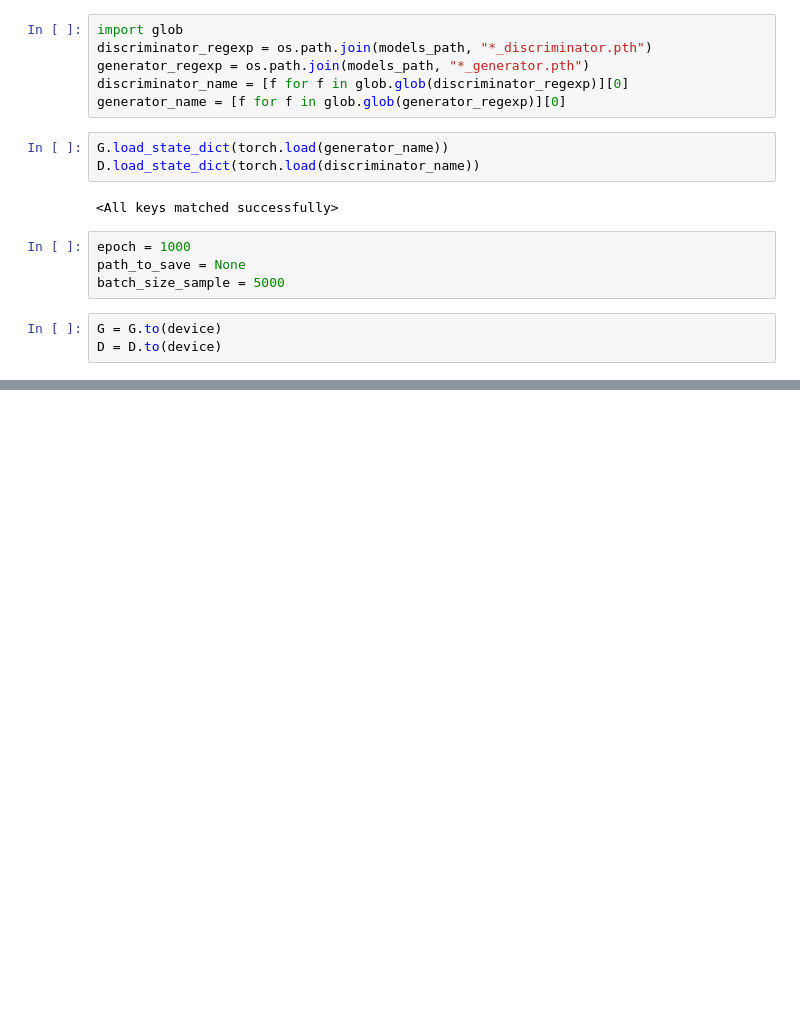
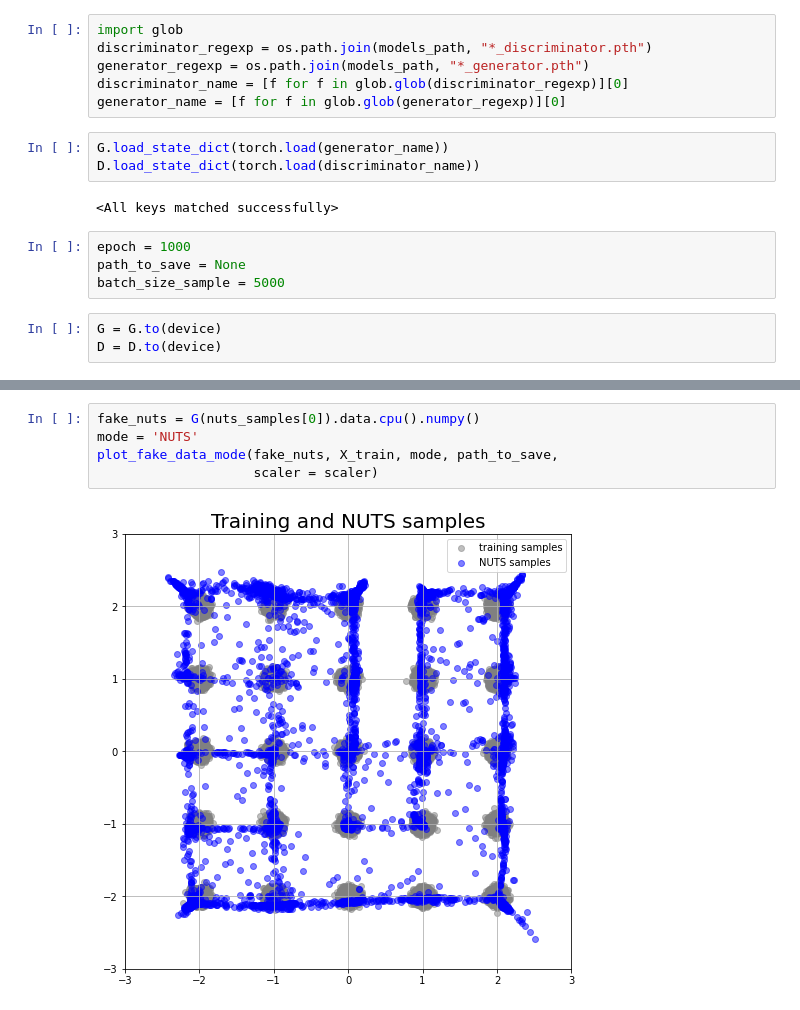
Before and after one commit to premolab/gans_sampling, a Jupyter notebook: notebooks/MHGAN_gaussians.ipynb, the cells around one changed output, grey strips where cells are left out. Cells and saved outputs as stored; diff of their text form; blank space fills up the shorter version.

```diff
--- a/notebooks/MHGAN_gaussians.ipynb
+++ b/notebooks/MHGAN_gaussians.ipynb
@@ -134,0 +168,7 @@ mh_sampling_visualize(G,
+# %%
+fake_nuts = G(nuts_samples[0]).data.cpu().numpy()
+mode = 'NUTS'
+plot_fake_data_mode(fake_nuts, X_train, mode, path_to_save,
+                    scaler = scaler)
+# %% [output]
+[figure, added]
```
Also changed, not shown: parts of 22 cells of this notebook, 6 other files.
